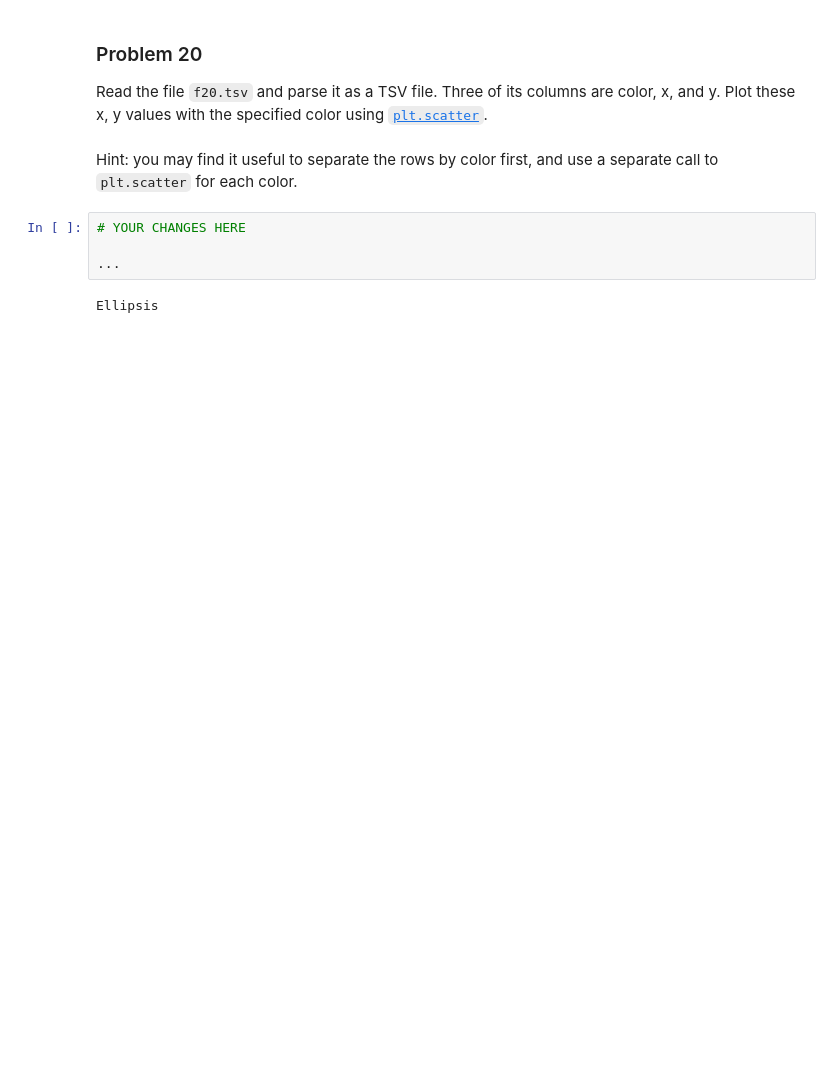
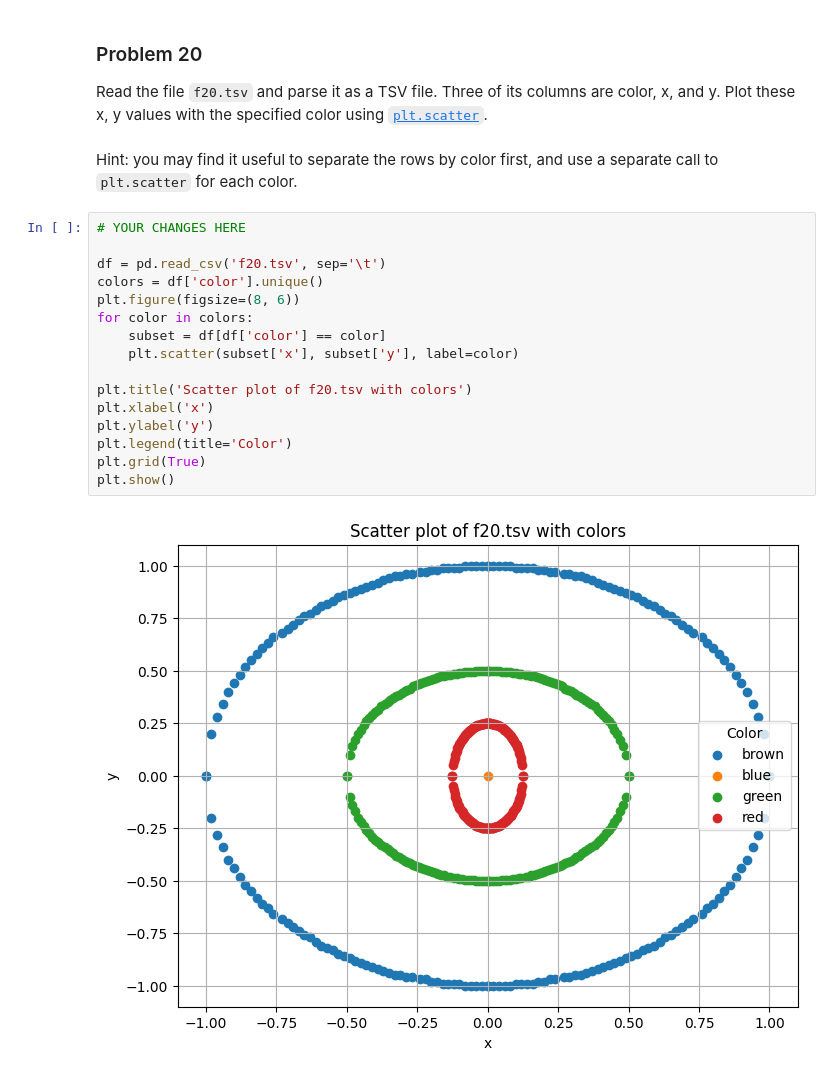
Before and after one commit to victordvas/dx602-homework-05, a Jupyter notebook: homework.ipynb, the cells around one changed output. Drawn from its saved outputs; the diff is of its cells as text; blank space fills up the shorter version.

```diff
--- a/homework.ipynb
+++ b/homework.ipynb
@@ -510,9 +565,21 @@ Three of its columns are color, x, and y.
 Plot these x, y values with the specified color using [`plt.scatter`](https://matplotlib.org/stable/api/_as_gen/matplotlib.pyplot.scatter.html).
 # %% [markdown]
 Hint: you may find it useful to separate the rows by color first, and use a separate call to `plt.scatter` for each color.
-# %%
-# YOUR CHANGES HERE
-
-...
-# %% [output]
-Ellipsis
+# %%
+# YOUR CHANGES HERE
+
+df = pd.read_csv('f20.tsv', sep='\t')
+colors = df['color'].unique()
+plt.figure(figsize=(8, 6))
+for color in colors:
+    subset = df[df['color'] == color]
+    plt.scatter(subset['x'], subset['y'], label=color)
+
+plt.title('Scatter plot of f20.tsv with colors')
+plt.xlabel('x')
+plt.ylabel('y')
+plt.legend(title='Color')
+plt.grid(True)
+plt.show()
+# %% [output]
+[figure, added]
```
Also changed, not shown: parts of 6 cells of this notebook.
